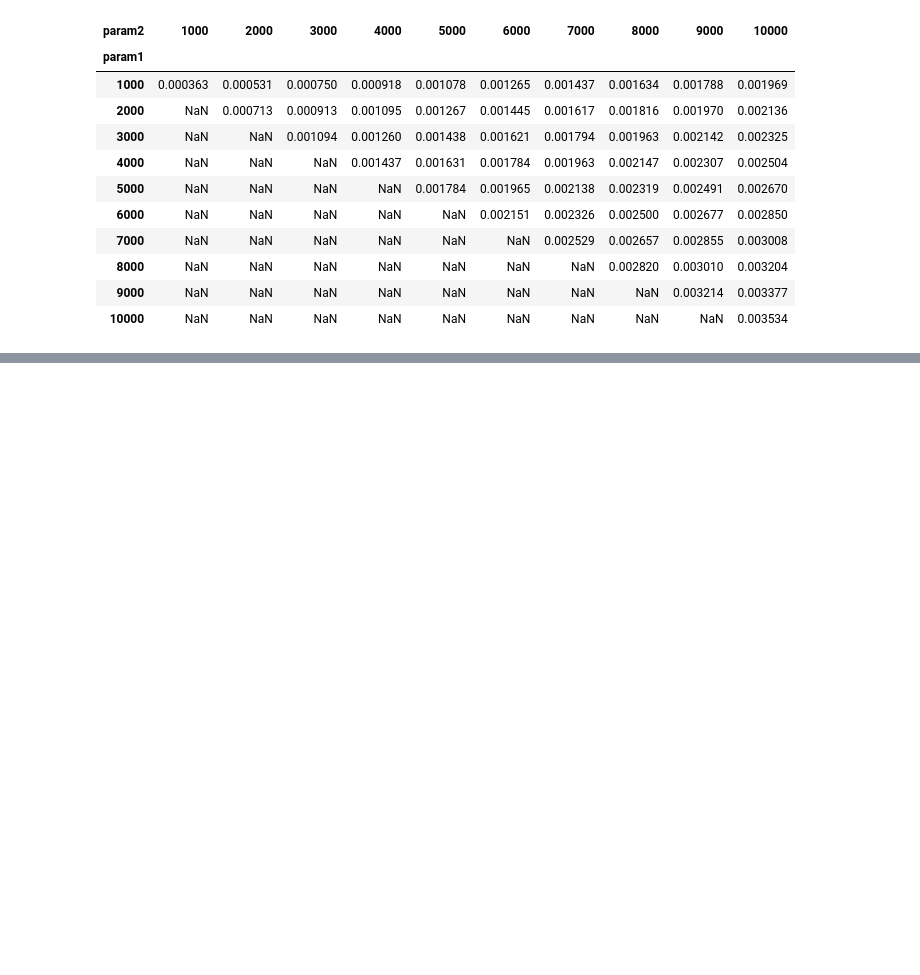
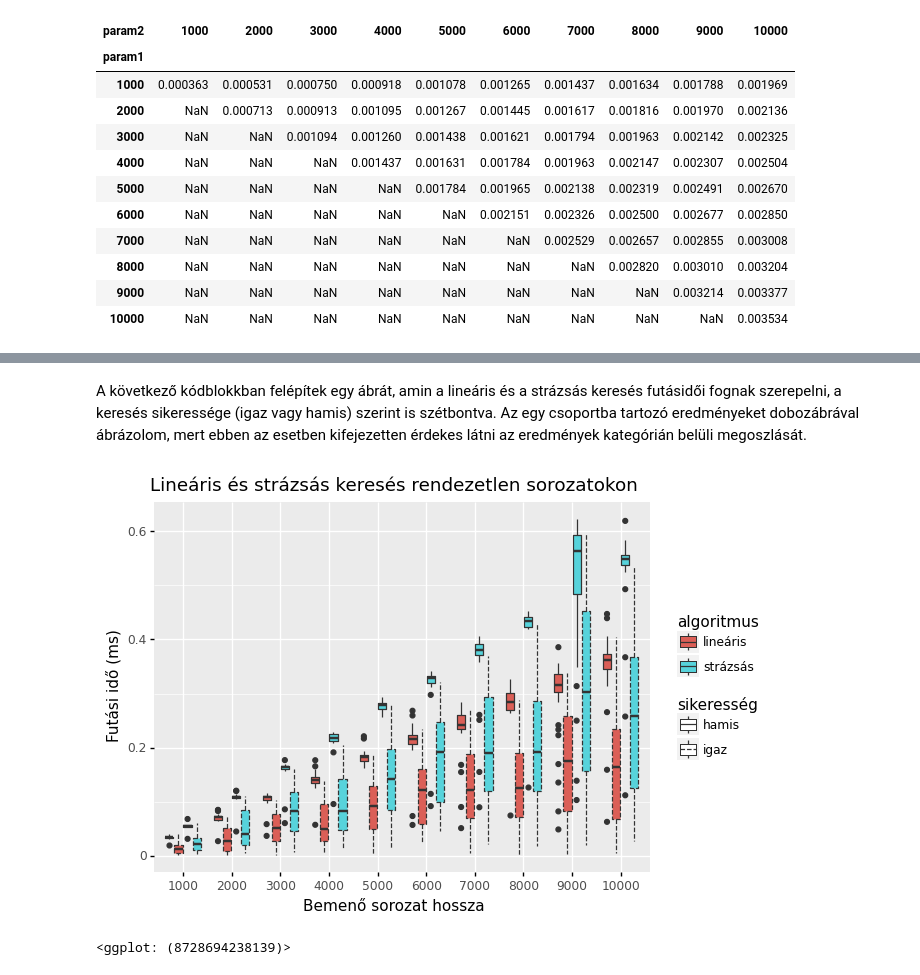
Before and after one commit to zslim/algoritmusok_elemzes, a Jupyter notebook: jupyter/Algoritmusok_elemzese.ipynb, the cells around one changed output, grey strips where cells are left out. Cells and saved outputs as stored; diff of their text form; code cells hidden in the pictures; blank space fills up the shorter version.

```diff
--- a/jupyter/Algoritmusok_elemzese.ipynb
+++ b/jupyter/Algoritmusok_elemzese.ipynb
@@ -197,0 +285,6 @@ merge_plot
+# %%
+search_unsorted = pandas.read_csv("data/search_unsorted.csv")
+search_unsorted["param_length_cat"] = pandas.Categorical(search_unsorted.param_1_length)
+search_unsorted.drop(["Unnamed: 0", "param_1_length", "param_2_value"], axis=1, inplace=True)
+search_unsorted.loc[:, ["linear_unsorted", "sentinel_unsorted"]] *= 1000
+search_unsorted.groupby(["param_length_cat", "found"]).mean().unstack()
@@ -197,0 +305,18 @@ merge_plot
+# %% [markdown]
+A következő kódblokkban felépítek egy ábrát, amin a lineáris és a strázsás keresés futásidői fognak szerepelni, a keresés sikeressége (igaz vagy hamis) szerint is szétbontva. Az egy csoportba tartozó eredményeket dobozábrával ábrázolom, mert ebben az esetben kifejezetten érdekes látni az eredmények kategórián belüli megoszlását.
+# %%
+search_unsorted_long = pandas.melt(search_unsorted, id_vars=["param_length_cat", "found"], var_name="algorithm", value_name="seconds")
+search_unsorted_plot = (
+    ggplot(search_unsorted_long, aes("param_length_cat", "seconds"))
+    + geom_boxplot(aes(fill="algorithm", linetype="found"))
+    + ggtitle("Lineáris és strázsás keresés rendezetlen sorozatokon")
+    + xlab("Bemenő sorozat hossza")
+    + ylab("Futási idő (ms)")
+    + labs(fill="algoritmus", linetype="sikeresség")
+    + scale_fill_discrete(labels=["lineáris", "strázsás"])
+    + scale_linetype_discrete(labels=["hamis", "igaz"])
+)
+search_unsorted_plot
+# %% [output]
+[figure, added]
+<ggplot: (8728694238139)>
```
Also changed, not shown: parts of 73 cells of this notebook, 3 other files.
